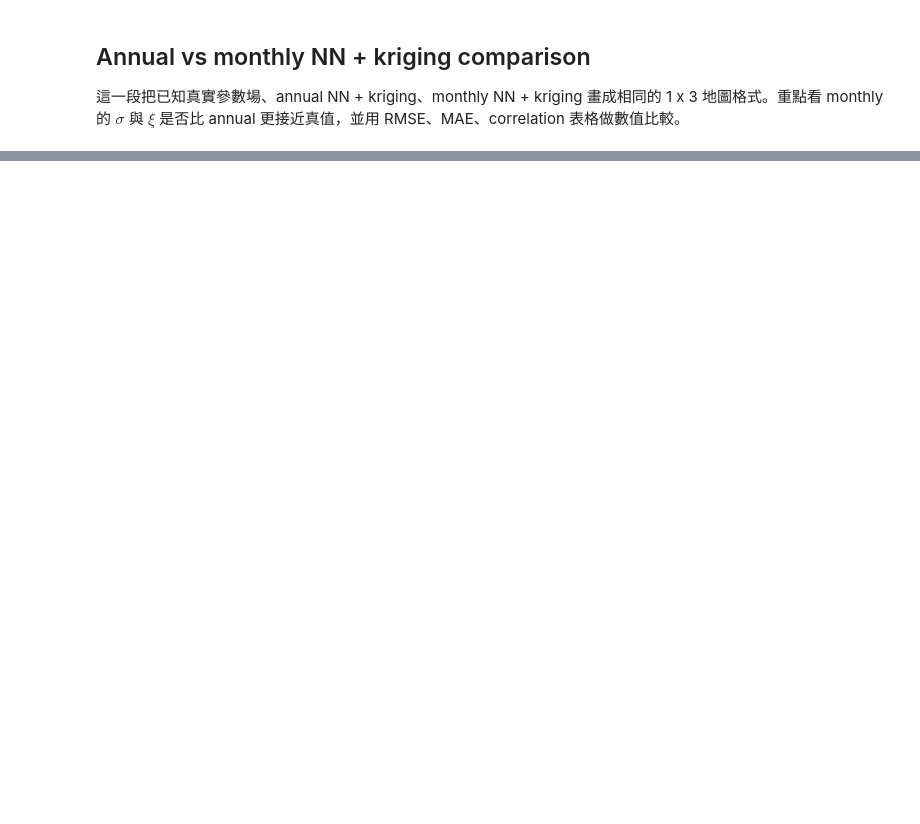
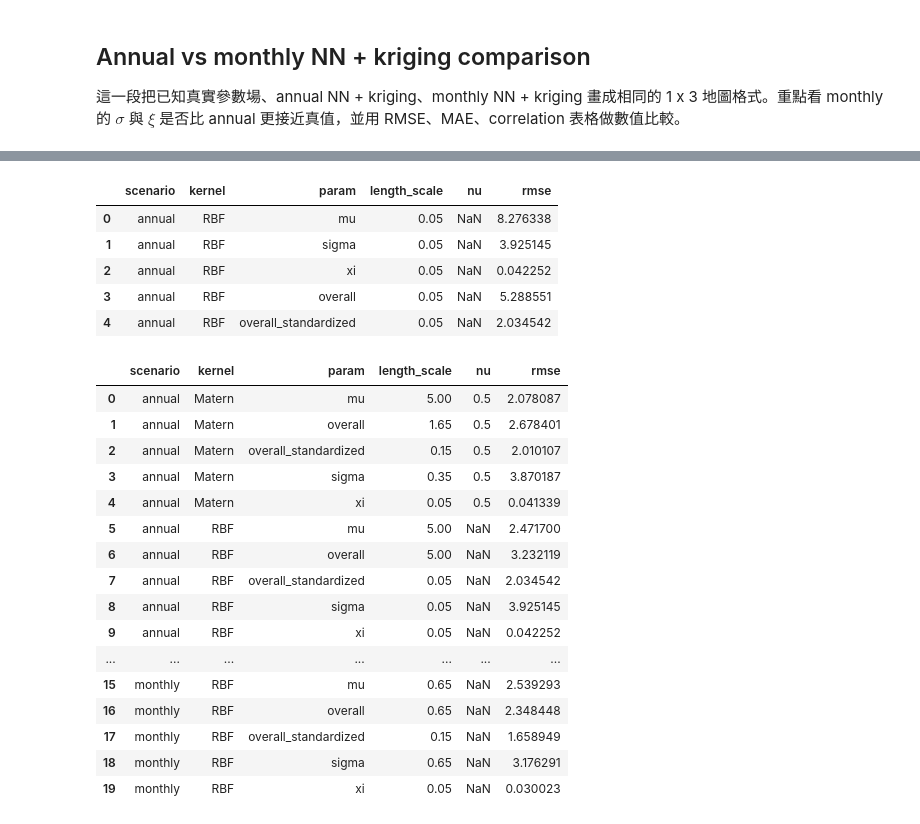
Before and after one commit to shu-ming0808/gev-use-nn, a Jupyter notebook: notebooks/main.ipynb, the cells around one changed output, grey strips where cells are left out. Cells and saved outputs as stored; diff of their text form; code cells hidden in the pictures; blank space fills up the shorter version.

```diff
--- a/notebooks/main.ipynb
+++ b/notebooks/main.ipynb
@@ -921,0 +963,60 @@ display(comparison)
+# %%
+from pathlib import Path
+import sys
+
+import numpy as np
+import pandas as pd
+
+BASE_DIR = Path().resolve()
+while not (BASE_DIR / "data").exists():
+    if BASE_DIR.parent == BASE_DIR:
+        raise FileNotFoundError("Could not find project root containing data/")
+    BASE_DIR = BASE_DIR.parent
+
+SRC_DIR = BASE_DIR / "src"
+SIM_DIR = BASE_DIR / "data" / "simulated" / "spatial_gev"
+
+if str(SRC_DIR) not in sys.path:
+    sys.path.append(str(SRC_DIR))
+
+from kriging_kernel_gridsearch import run_grid_search
+
+length_scales = np.unique(np.append(np.round(np.arange(0.05, 5.0, 0.1), 2), 5.0))
+gridsearch_result = run_grid_search(
+    length_scales=length_scales,
+    matern_nus=[0.5, 2.5],
+    scenarios=["annual", "monthly"],
+    sim_dir=SIM_DIR,
+    out_path=SIM_DIR / "spatial_kernel_gridsearch_rmse.csv",
+)
+
+display(gridsearch_result.head())
+display(
+    gridsearch_result.loc[gridsearch_result.groupby(["scenario", "kernel", "param"])["rmse"].idxmin()]
+    .sort_values(["scenario", "kernel", "param"])
+    .reset_index(drop=True)
+)
+# %% [output]
+|  | scenario | kernel | param | length_scale | nu | rmse |
+| 0 | annual | RBF | mu | 0.05 | NaN | 8.276338 |
+| 1 | annual | RBF | sigma | 0.05 | NaN | 3.925145 |
+| 2 | annual | RBF | xi | 0.05 | NaN | 0.042252 |
+| 3 | annual | RBF | overall | 0.05 | NaN | 5.288551 |
+| 4 | annual | RBF | overall_standardized | 0.05 | NaN | 2.034542 |
+|  | scenario | kernel | param | length_scale | nu | rmse |
+| 0 | annual | Matern | mu | 5.00 | 0.5 | 2.078087 |
+| 1 | annual | Matern | overall | 1.65 | 0.5 | 2.678401 |
+| 2 | annual | Matern | overall_standardized | 0.15 | 0.5 | 2.010107 |
+| 3 | annual | Matern | sigma | 0.35 | 0.5 | 3.870187 |
+| 4 | annual | Matern | xi | 0.05 | 0.5 | 0.041339 |
+| 5 | annual | RBF | mu | 5.00 | NaN | 2.471700 |
+| 6 | annual | RBF | overall | 5.00 | NaN | 3.232119 |
+| 7 | annual | RBF | overall_standardized | 0.05 | NaN | 2.034542 |
+| 8 | annual | RBF | sigma | 0.05 | NaN | 3.925145 |
+| 9 | annual | RBF | xi | 0.05 | NaN | 0.042252 |
+| ... | ... | ... | ... | ... | ... | ... |
+| 15 | monthly | RBF | mu | 0.65 | NaN | 2.539293 |
+| 16 | monthly | RBF | overall | 0.65 | NaN | 2.348448 |
+| 17 | monthly | RBF | overall_standardized | 0.15 | NaN | 1.658949 |
+| 18 | monthly | RBF | sigma | 0.65 | NaN | 3.176291 |
+| 19 | monthly | RBF | xi | 0.05 | NaN | 0.030023 |
```
Also changed, not shown: parts of 7 cells of this notebook, 1 other file.
